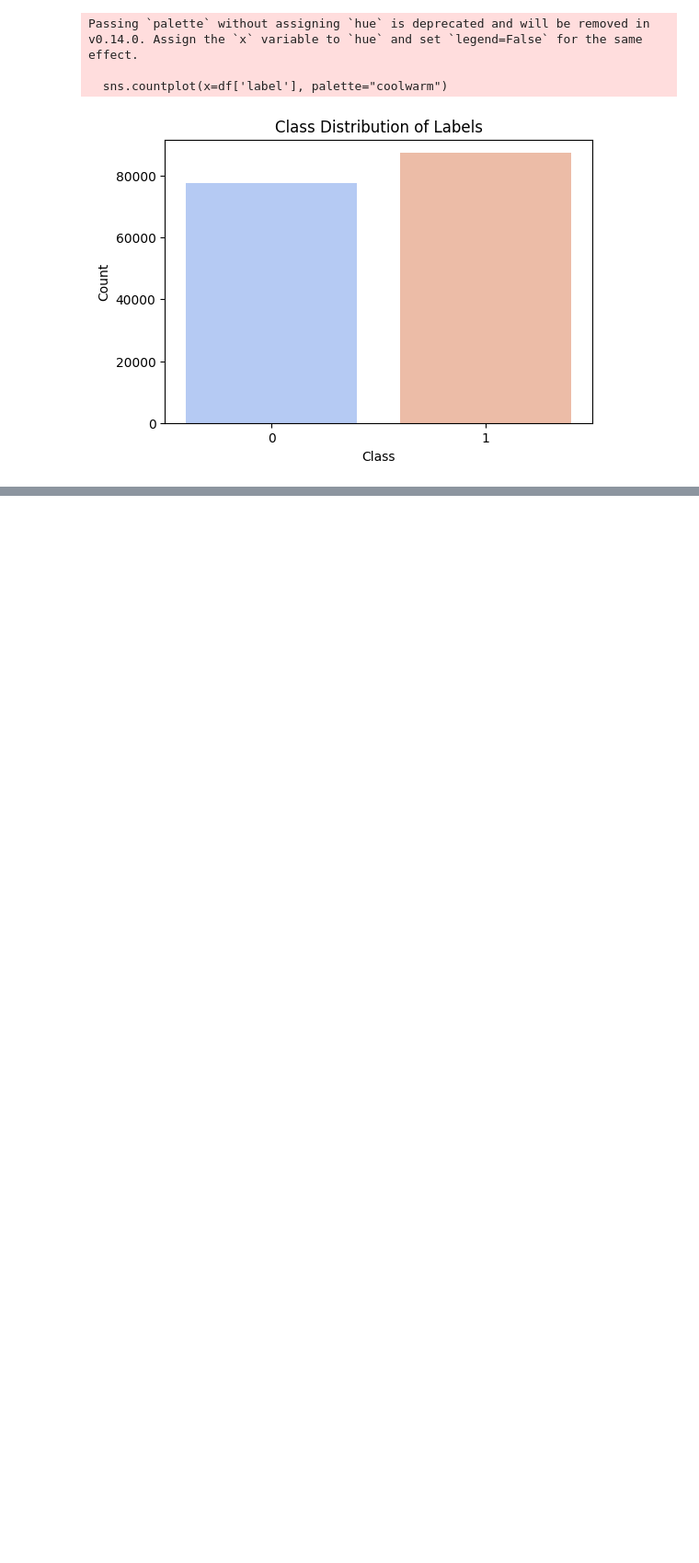
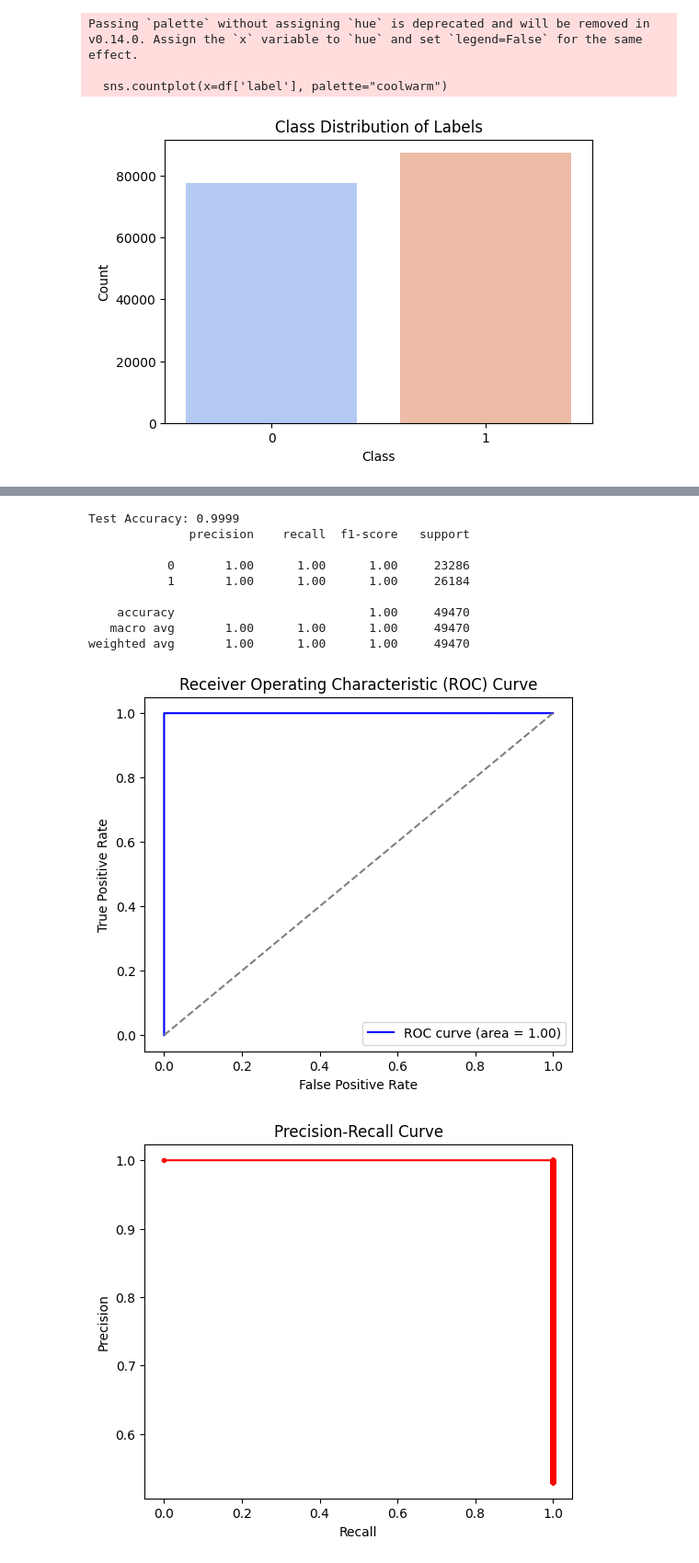
Before and after one commit to Deepikachawhan/DDoS-Attacks-Detection-in-SDN-using-DeepLearning-Models, a Jupyter notebook: Federated_Learning_on_SDN_TREE.ipynb, the cells around one changed output, grey strips where cells are left out. Shown at 92% size. Drawn from its saved outputs; the diff is of its cells as text; code cells hidden in the pictures; blank space fills up the shorter version.

```diff
--- a/Federated_Learning_on_SDN_TREE.ipynb
+++ b/Federated_Learning_on_SDN_TREE.ipynb
@@ -197,0 +229,18 @@ plt.show()
+# %%
+y_true, y_pred, y_probs = evaluate_model(global_model, test_loader)
+
+# Now, `y_probs` is available for plotting
+plot_roc_curve(y_true, y_probs)
+plot_precision_recall(y_true, y_probs)
+# %% [output]
+Test Accuracy: 0.9999
+              precision    recall  f1-score   support
+
+           0       1.00      1.00      1.00     23286
+           1       1.00      1.00      1.00     26184
+
+    accuracy                           1.00     49470
+   macro avg       1.00      1.00      1.00     49470
+weighted avg       1.00      1.00      1.00     49470
+[figure, added]
+[figure, added]
```
Also changed, not shown: parts of 19 cells of this notebook, 3 other files.
